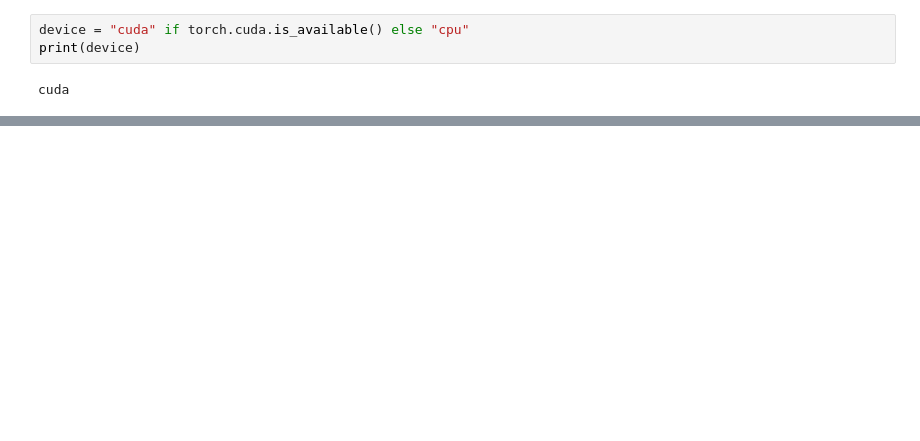
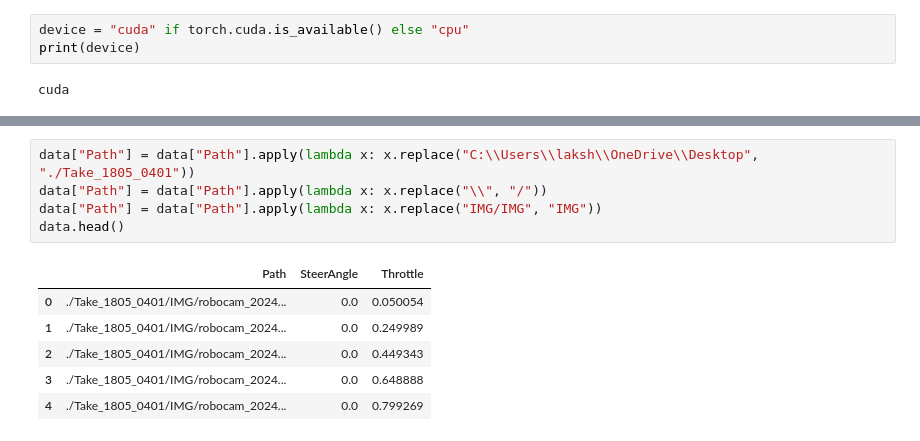
Before and after one commit to PrajwalKoirala/ME592_Homeworks, a Jupyter notebook: HW3/HW3_notebook.ipynb, the cells around one changed output, grey strips where cells are left out. Drawn from its saved outputs; the diff is of its cells as text; blank space fills up the shorter version.

```diff
--- a/HW3/HW3_notebook.ipynb
+++ b/HW3/HW3_notebook.ipynb
@@ -17,0 +42,12 @@ Downloading: "https://download.pytorch.org/models/resnet18-f37072fd.pth" to /hom
+# %%
+data["Path"] = data["Path"].apply(lambda x: x.replace("C:\\Users\\laksh\\OneDrive\\Desktop", "./Take_1805_0401"))
+data["Path"] = data["Path"].apply(lambda x: x.replace("\\", "/"))
+data["Path"] = data["Path"].apply(lambda x: x.replace("IMG/IMG", "IMG"))
+data.head()
+# %% [output]
+|  | Path | SteerAngle | Throttle |
+| 0 | ./Take_1805_0401/IMG/robocam_2024... | 0.0 | 0.050054 |
+| 1 | ./Take_1805_0401/IMG/robocam_2024... | 0.0 | 0.249989 |
+| 2 | ./Take_1805_0401/IMG/robocam_2024... | 0.0 | 0.449343 |
+| 3 | ./Take_1805_0401/IMG/robocam_2024... | 0.0 | 0.648888 |
+| 4 | ./Take_1805_0401/IMG/robocam_2024... | 0.0 | 0.799269 |
```
Also changed, not shown: parts of 10 cells of this notebook.
